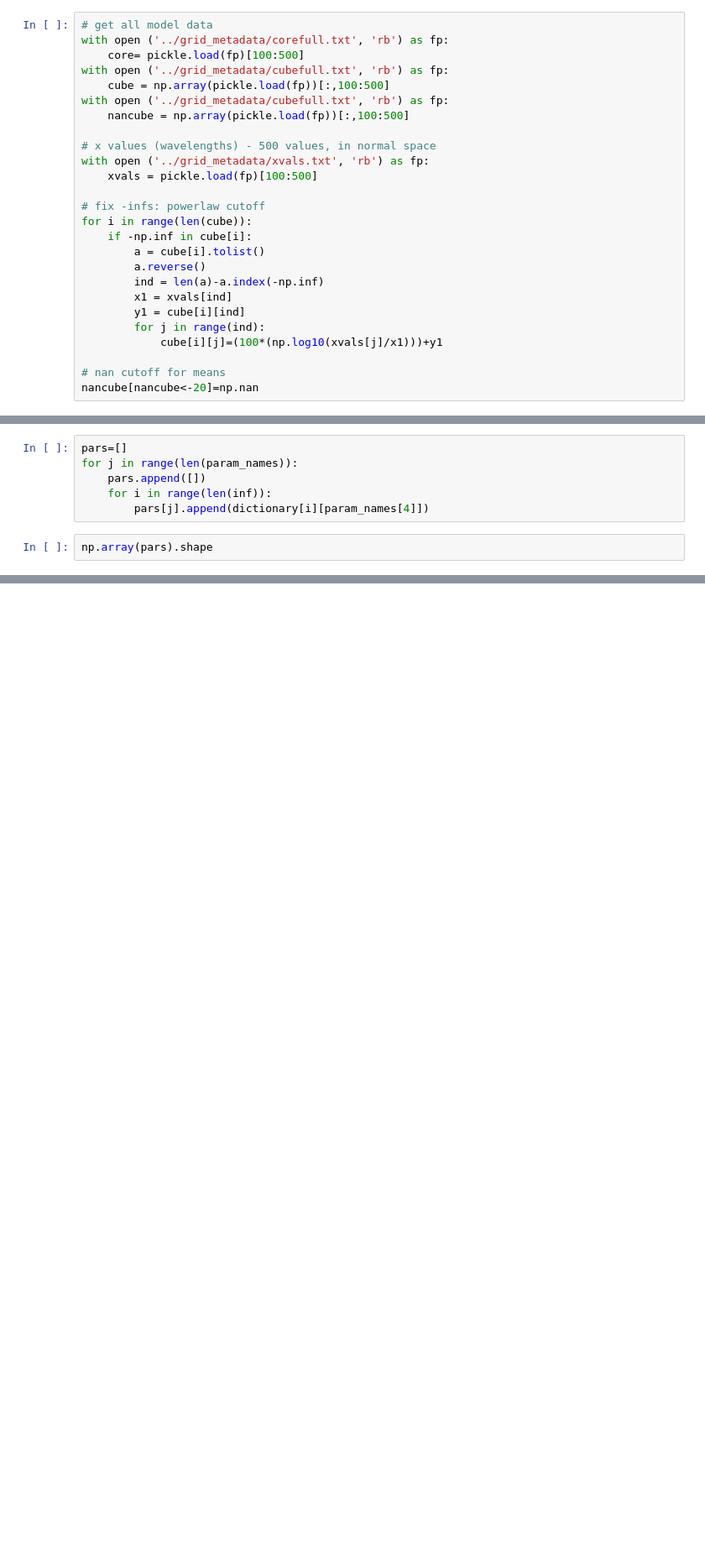
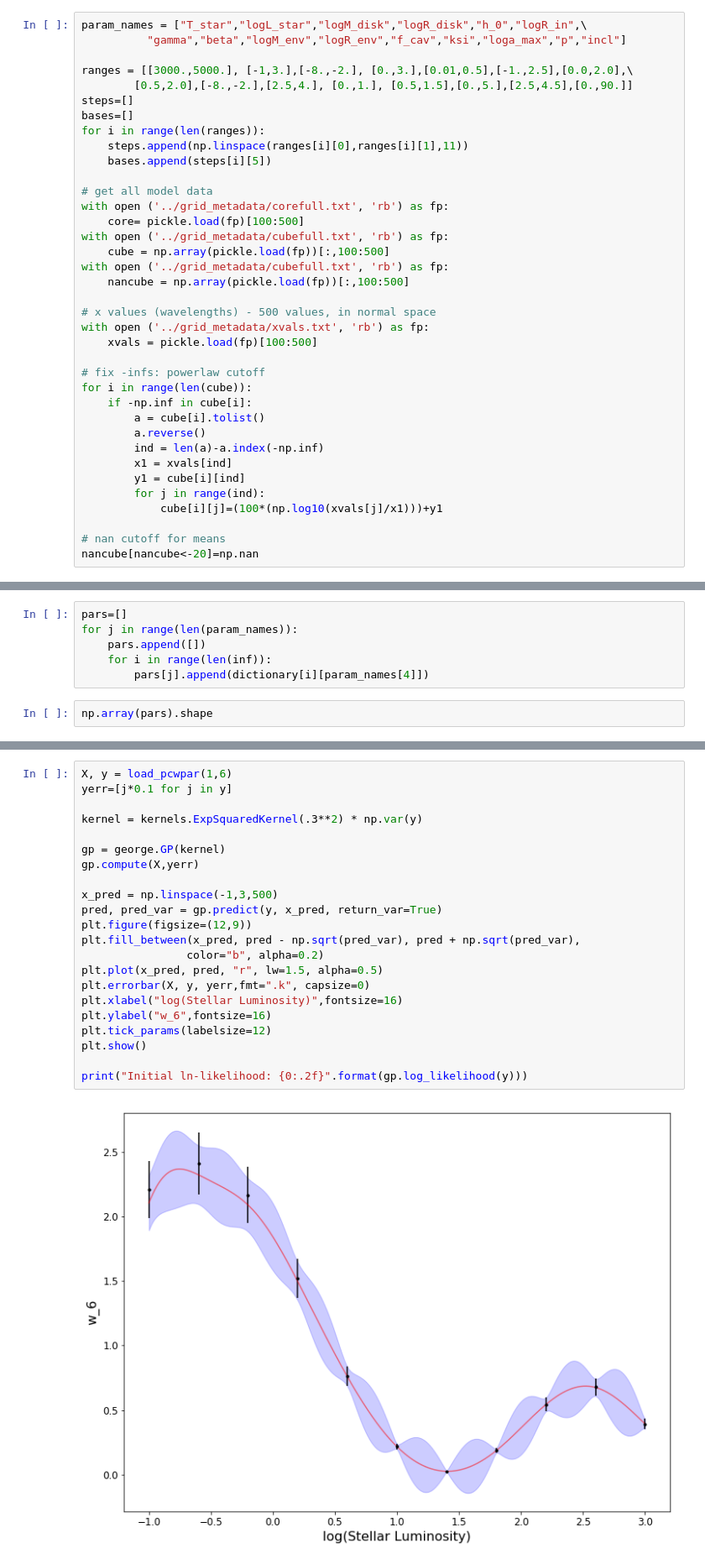
Before and after one commit to elizabethteng/crassula, a Jupyter notebook: figure_factory.ipynb, the cells around one changed output, grey strips where cells are left out. Shown: that part at 84% size. Saved outputs shown, nothing was run; the diff lists cells and outputs as text; blank space fills up the shorter version.

```diff
--- a/figure_factory.ipynb
+++ b/figure_factory.ipynb
@@ -58,6 +62,17 @@ dictionary[16]
  'incl': 77.50844382956491,
  'filename': 'Tstar_4218.752_logLstar_-0.822_logMdisk_-6.679_logRdisk_1.873_h0_0.163_logRin_-0.498_gamma_0.624_beta_1.084_logMenv_-7.439_logRenv_2.1_fcav_0.615_ksi_0.730_logamax_4.556_p_4.280_incl_77. ...
 # %%
+param_names = ["T_star","logL_star","logM_disk","logR_disk","h_0","logR_in",\
+          "gamma","beta","logM_env","logR_env","f_cav","ksi","loga_max","p","incl"]
+
+ranges = [[3000.,5000.], [-1,3.],[-8.,-2.], [0.,3.],[0.01,0.5],[-1.,2.5],[0.0,2.0],\
+        [0.5,2.0],[-8.,-2.],[2.5,4.], [0.,1.], [0.5,1.5],[0.,5.],[2.5,4.5],[0.,90.]]
+steps=[]
+bases=[]
+for i in range(len(ranges)):
+    steps.append(np.linspace(ranges[i][0],ranges[i][1],11))
+    bases.append(steps[i][5])
+
 # get all model data
 with open ('../grid_metadata/corefull.txt', 'rb') as fp:
     core= pickle.load(fp)[100:500]
@@ -313,0 +371,24 @@ def sedcomp_anim(model,ncomp=40,nfeat=400):
+# %%
+X, y = load_pcwpar(1,6)
+yerr=[j*0.1 for j in y]
+
+kernel = kernels.ExpSquaredKernel(.3**2) * np.var(y)
+
+gp = george.GP(kernel)
+gp.compute(X,yerr)
+
+x_pred = np.linspace(-1,3,500)
+pred, pred_var = gp.predict(y, x_pred, return_var=True)
+plt.figure(figsize=(12,9))
+plt.fill_between(x_pred, pred - np.sqrt(pred_var), pred + np.sqrt(pred_var),
+                color="b", alpha=0.2)
+plt.plot(x_pred, pred, "r", lw=1.5, alpha=0.5)
+plt.errorbar(X, y, yerr,fmt=".k", capsize=0)
+plt.xlabel("log(Stellar Luminosity)",fontsize=16)
+plt.ylabel("w_6",fontsize=16)
+plt.tick_params(labelsize=12)
+plt.show()
+
+print("Initial ln-likelihood: {0:.2f}".format(gp.log_likelihood(y)))
+# %% [output]
+[figure, added]
```
Also changed, not shown: parts of 10 cells of this notebook.
